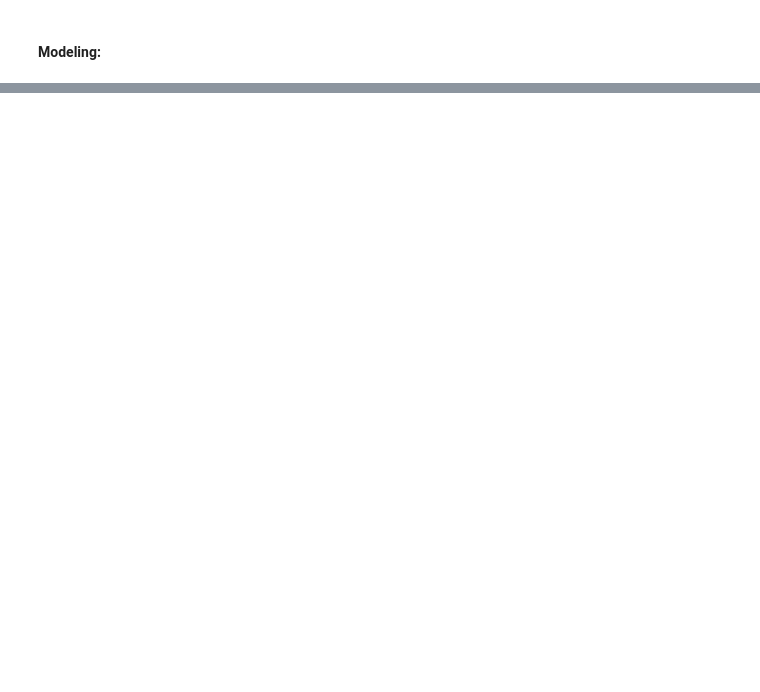
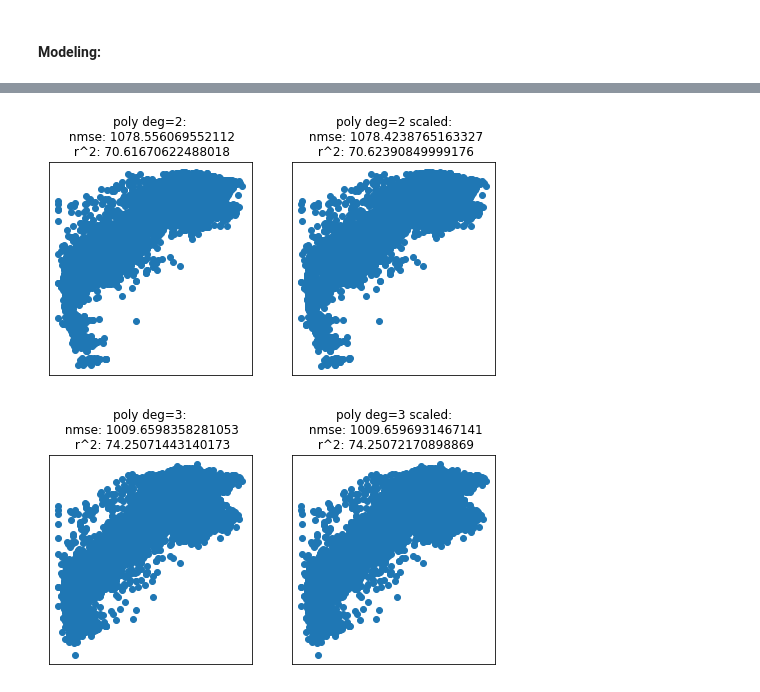
Before and after one commit to omgwenxx/machine_learning, a Jupyter notebook: assignment1/metro.ipynb, the cells around one changed output, grey strips where cells are left out. Cells and saved outputs as stored; diff of their text form; code cells hidden in the pictures; blank space fills up the shorter version.

```diff
--- a/assignment1/metro.ipynb
+++ b/assignment1/metro.ipynb
@@ -230,0 +188,15 @@ plot(tree, names)
+# %%
+# poly regression
+
+deg=2
+poly = poly_reg(train, test, deg)
+poly_s = poly_reg(train_s, test_s, deg)
+plot(poly, poly_s, 'poly deg='+str(deg))
+
+deg=3
+poly = poly_reg(train, test, deg)
+poly_s = poly_reg(train_s, test_s, deg)
+plot(poly, poly_s, 'poly deg='+str(deg))
+# %% [output]
+[figure, added]
+[figure, added]
```
Also changed, not shown: parts of 22 cells of this notebook, 13 other files.
